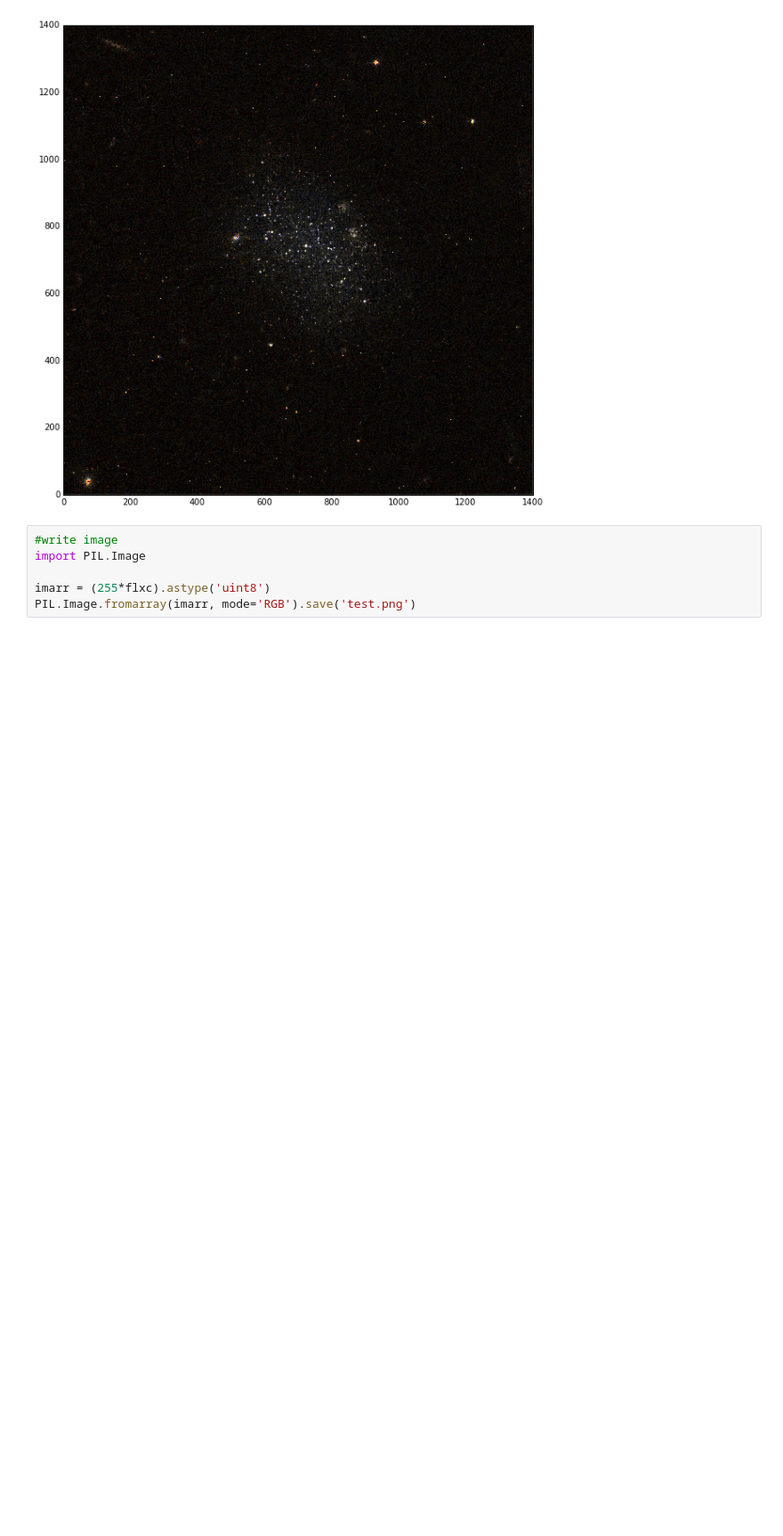
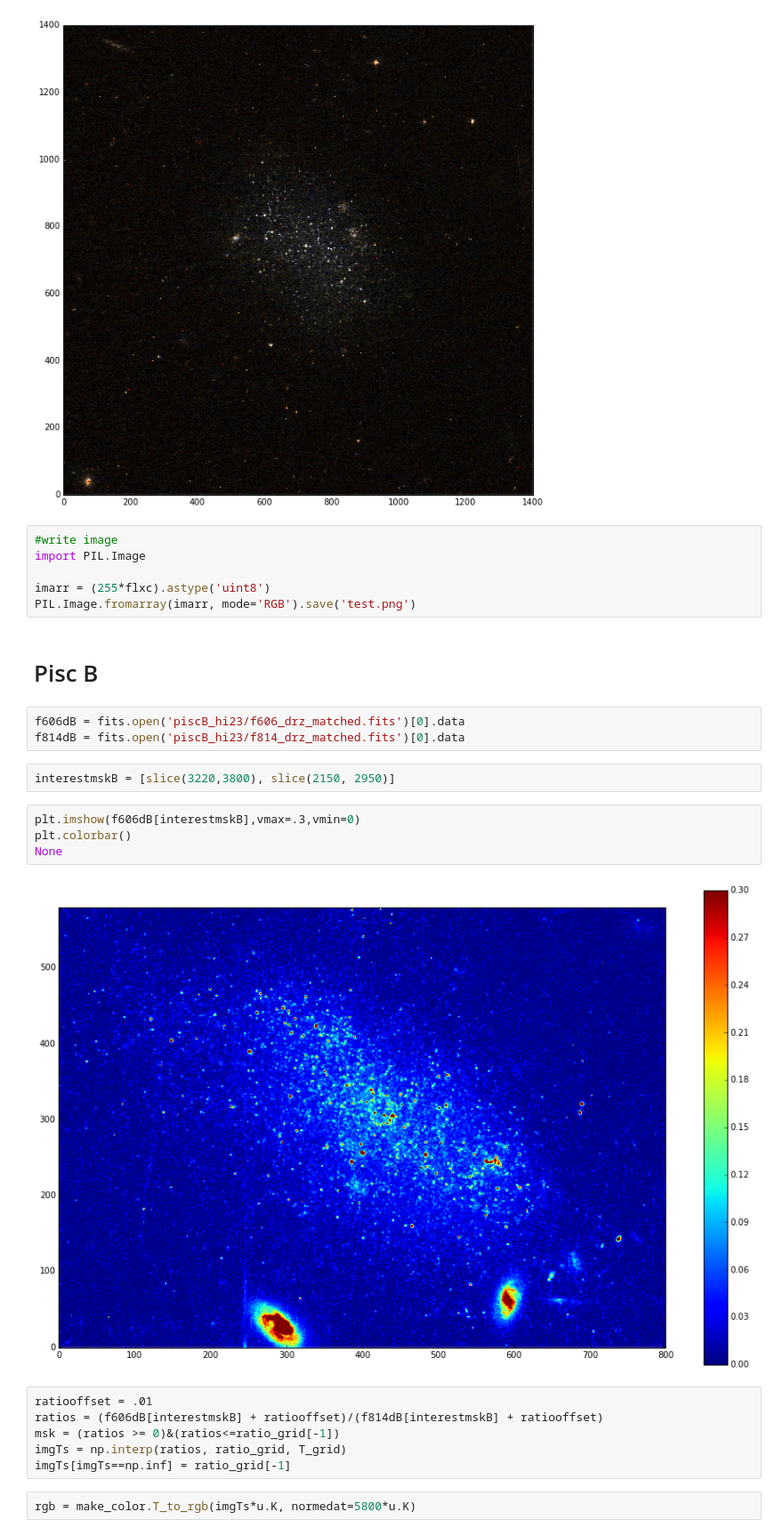
Before and after one commit to eteq/piscdwarfs_hst, a Jupyter notebook: BB Color.ipynb, the cells around one changed output. Shown at 89% size. Cells and saved outputs as stored; diff of their text form; blank space fills up the shorter version.

```diff
--- a/BB Color.ipynb
+++ b/BB Color.ipynb
@@ -230,3 +228,24 @@ import PIL.Image
 
 imarr = (255*flxc).astype('uint8')
 PIL.Image.fromarray(imarr, mode='RGB').save('test.png')
+# %% [markdown]
+# Pisc B
+# %%
+f606dB = fits.open('piscB_hi23/f606_drz_matched.fits')[0].data
+f814dB = fits.open('piscB_hi23/f814_drz_matched.fits')[0].data
+# %%
+interestmskB = [slice(3220,3800), slice(2150, 2950)]
+# %%
+plt.imshow(f606dB[interestmskB],vmax=.3,vmin=0)
+plt.colorbar()
+None
+# %% [output]
+[figure, added]
+# %%
+ratiooffset = .01
+ratios = (f606dB[interestmskB] + ratiooffset)/(f814dB[interestmskB] + ratiooffset)
+msk = (ratios >= 0)&(ratios<=ratio_grid[-1])
+imgTs = np.interp(ratios, ratio_grid, T_grid)
+imgTs[imgTs==np.inf] = ratio_grid[-1]
+# %%
+rgb = make_color.T_to_rgb(imgTs*u.K, normedat=5800*u.K)
```
Also changed, not shown: parts of 4 cells of this notebook, 1 other file.
